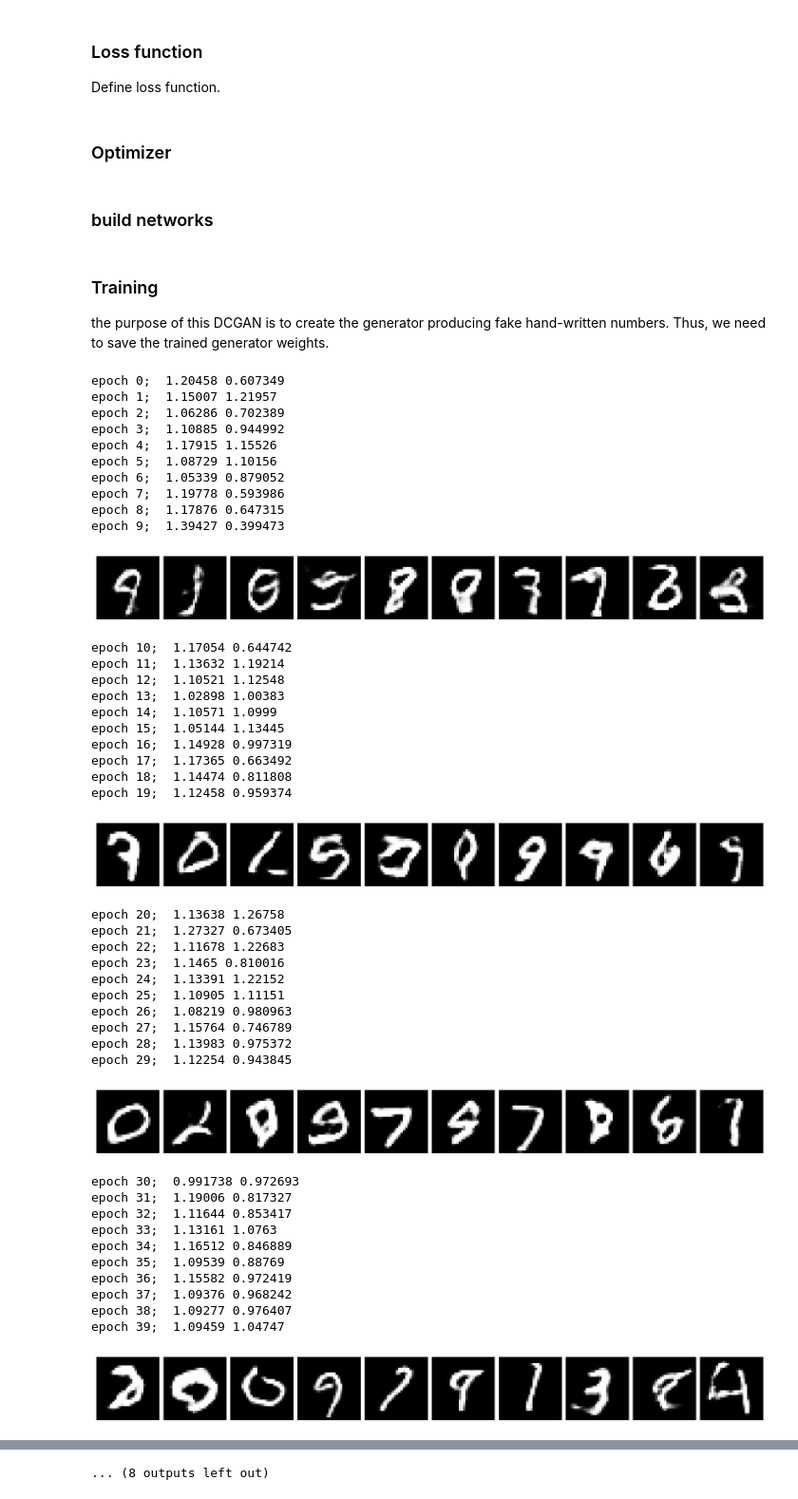
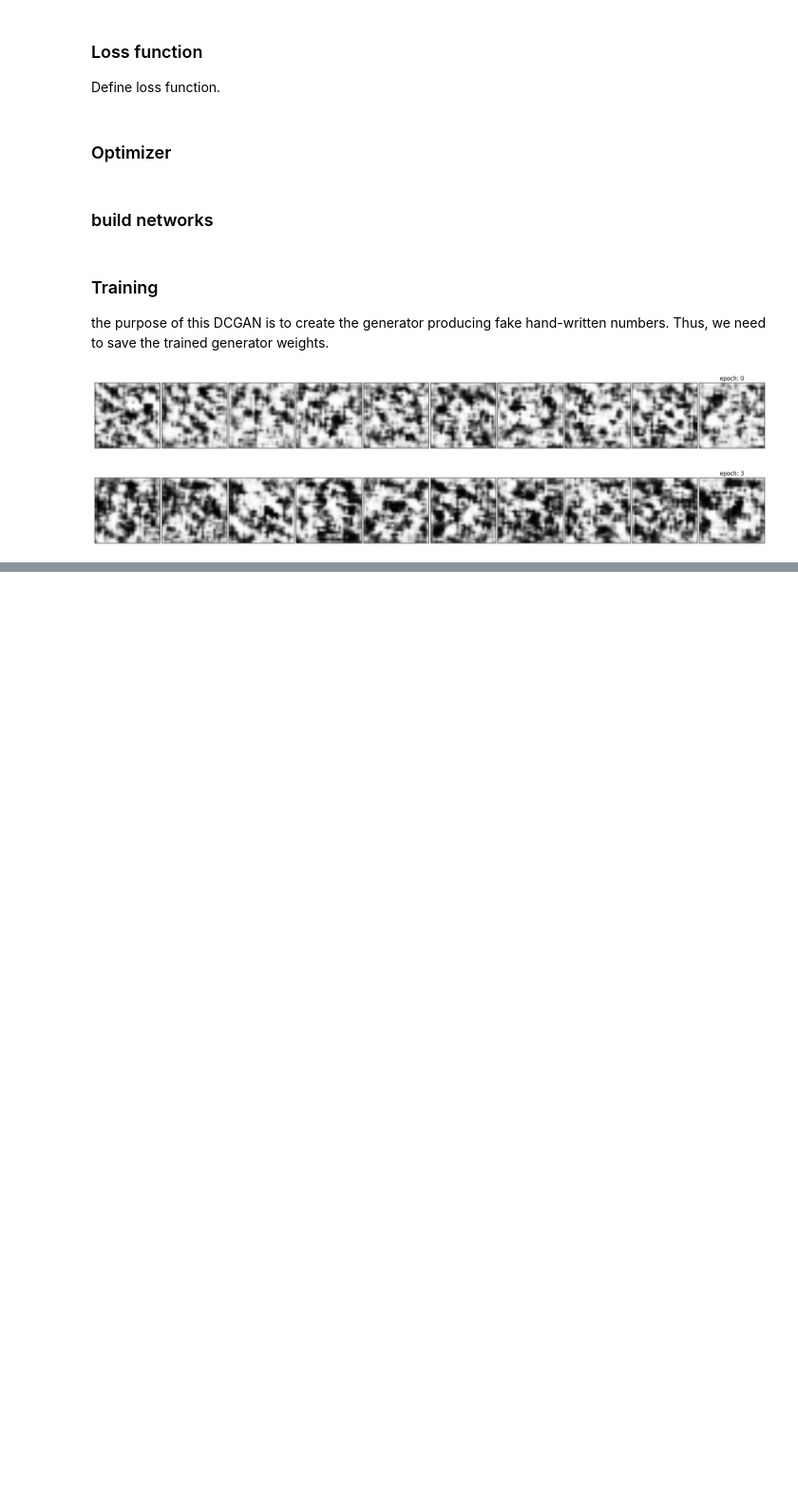
Before and after one commit to afcarl/deep-learning-practice, a Jupyter notebook: gan/DCGAN.ipynb, the cells around one changed output, grey strips where cells are left out. Shown at 95% size. Saved outputs shown, nothing was run; the diff lists cells and outputs as text; code cells hidden in the pictures; blank space fills up the shorter version.

Commit message:
feat: added loss plot and displaying generated images

```diff
--- a/gan/DCGAN.ipynb
+++ b/gan/DCGAN.ipynb
@@ -209,10 +209,11 @@ d_opt, g_opt = optimizer(d_loss, g_loss, learning_rate, beta1)
 ### Training
 the purpose of this DCGAN is to create the generator producing fake hand-written numbers. Thus, we need to save the trained generator weights.
 # %%
-epochs = 100
-batch_size = 100
+epochs = 6
+batch_size = 2
 saver = tf.train.Saver()
 sample_size = 10
+losses = []
 
 with tf.Session() as sess:
     sess.run(tf.global_variables_initializer())
@@ -223,77 +224,36 @@ with tf.Session() as sess:
             real_imgs = batch[0].reshape(-1, 28, 28, 1)
             real_imgs = real_imgs*2 - 1
 
             # generate random vector for z
             rand_noise = np.random.uniform(-1, 1, size=(batch_size, z_size))
 
             # update discriminator and generator
             sess.run(g_opt, feed_dict={x:real_imgs, z:rand_noise})
             sess.run(d_opt, feed_dict={x:real_imgs, z:rand_noise})
 
-        # print training losses
+        # save training losses
         train_loss_d = d_loss.eval({x:real_imgs, z:rand_noise})
         train_loss_g = g_loss.eval({z:rand_noise})
-        print("epoch " + str(e) + "; ", train_loss_d, train_loss_g)
+        losses.append((train_loss_d, train_loss_g))
 
         # print generated images
-        if (e+1)%10 == 0:
+        if e%3 == 0:
             # generate fake images
             sample_z = np.random.uniform(-1, 1, size=(sample_size, z_size))
             g_logits, g_imgs = sess.run(generator(z, z_size, reuse=True), feed_dict={z: sample_z})
 
             # plot fake images
             fig, axes = plt.subplots(1, 10, figsize=(20, 2))
             for index, ax in enumerate(axes):
                 ax.imshow(g_imgs[index][:, :, 0], cmap='Greys_r')
                 ax.get_xaxis().set_visible(False)
                 ax.get_yaxis().set_visible(False)
             fig.tight_layout(pad=0.2)
+            plt.title("epoch: {0}".format(e))
             plt.show()
 
     # save the trained generator weights
     saver.save(sess, './checkpoints/generator.ckpt')
 # %% [output]
-epoch 0;  1.20458 0.607349
-epoch 1;  1.15007 1.21957
-epoch 2;  1.06286 0.702389
-epoch 3;  1.10885 0.944992
-epoch 4;  1.17915 1.15526
-epoch 5;  1.08729 1.10156
-epoch 6;  1.05339 0.879052
-epoch 7;  1.19778 0.593986
-epoch 8;  1.17876 0.647315
-epoch 9;  1.39427 0.399473
-[figure, old version]
+[figure, new version]
-epoch 10;  1.17054 0.644742
-epoch 11;  1.13632 1.19214
-epoch 12;  1.10521 1.12548
-epoch 13;  1.02898 1.00383
-epoch 14;  1.10571 1.0999
-epoch 15;  1.05144 1.13445
-epoch 16;  1.14928 0.997319
-epoch 17;  1.17365 0.663492
-epoch 18;  1.14474 0.811808
-epoch 19;  1.12458 0.959374
-[figure, old version]
+[figure, new version]
-epoch 20;  1.13638 1.26758
-epoch 21;  1.27327 0.673405
-epoch 22;  1.11678 1.22683
-epoch 23;  1.1465 0.810016
-epoch 24;  1.13391 1.22152
-epoch 25;  1.10905 1.11151
-epoch 26;  1.08219 0.980963
-epoch 27;  1.15764 0.746789
-epoch 28;  1.13983 0.975372
-epoch 29;  1.12254 0.943845
-[figure, removed]
-epoch 30;  0.991738 0.972693
-epoch 31;  1.19006 0.817327
-epoch 32;  1.11644 0.853417
-epoch 33;  1.13161 1.0763
-epoch 34;  1.16512 0.846889
-epoch 35;  1.09539 0.88769
-epoch 36;  1.15582 0.972419
-epoch 37;  1.09376 0.968242
-epoch 38;  1.09277 0.976407
-epoch 39;  1.09459 1.04747
-[figure, removed]
@@ -322 +259,0 @@ epoch 59;  1.1577 0.864079
-... (8 outputs left out)
```
Also changed, not shown: parts of 6 cells of this notebook.
